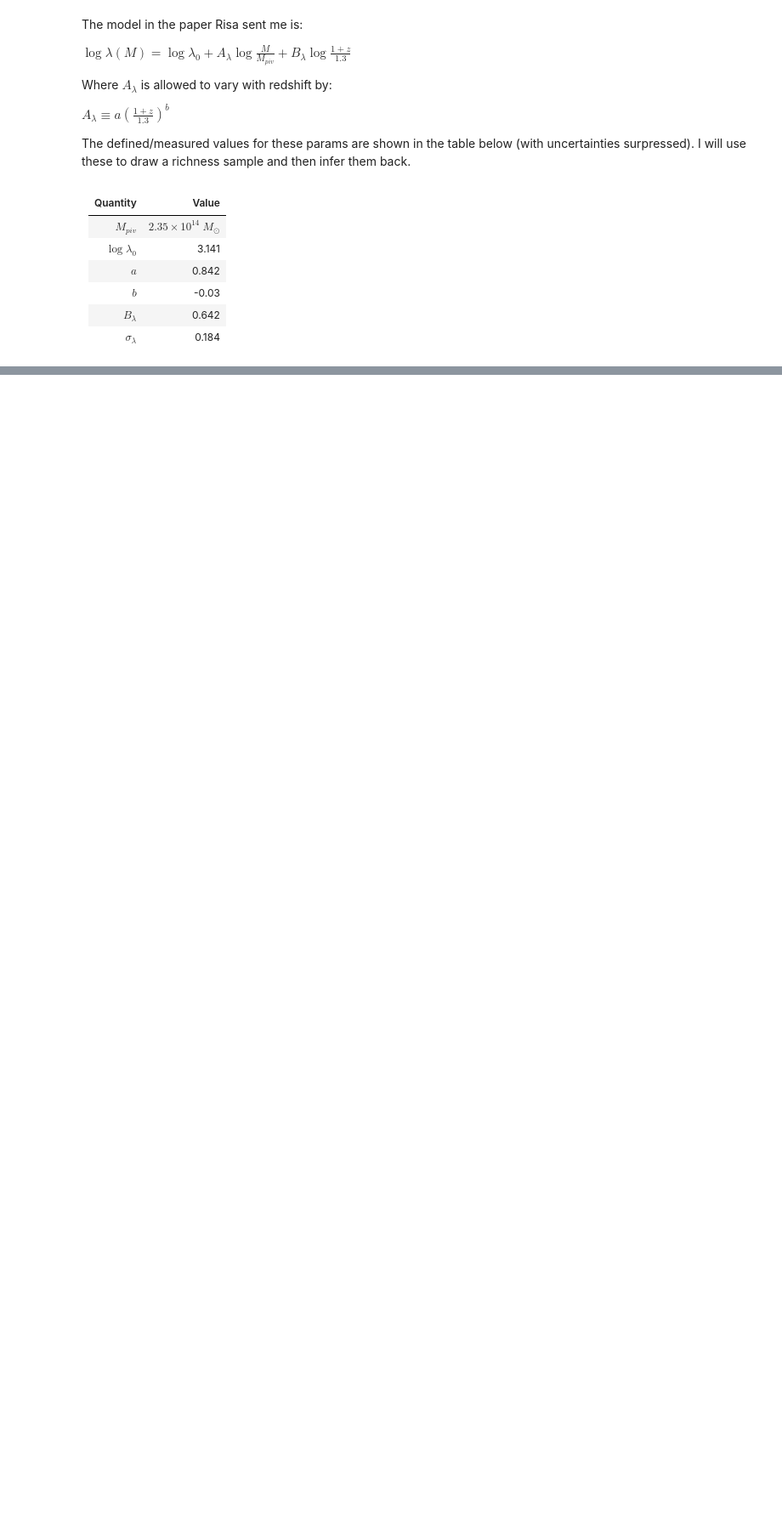
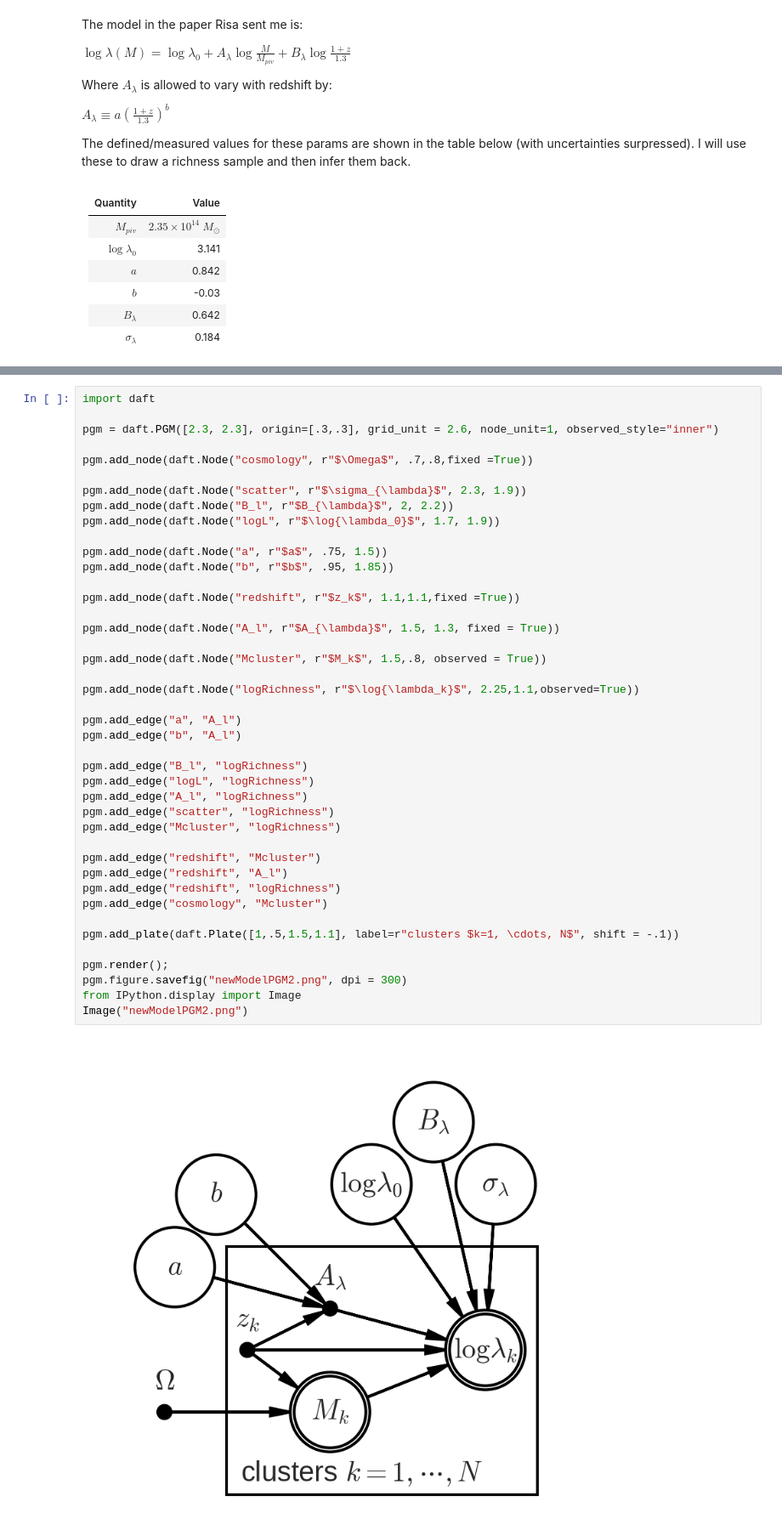
Before and after one commit to Ravirajadrangi/ClusterMassInference, a Jupyter notebook: Inference New Model.ipynb, the cells around one changed output, grey strips where cells are left out. Shown at 85% size. Drawn from its saved outputs; the diff is of its cells as text; blank space fills up the shorter version.

```diff
--- a/Inference New Model.ipynb
+++ b/Inference New Model.ipynb
@@ -61,0 +123,44 @@ plt.hist(log_richness)
+# %%
+import daft
+
+pgm = daft.PGM([2.3, 2.3], origin=[.3,.3], grid_unit = 2.6, node_unit=1, observed_style="inner")
+
+pgm.add_node(daft.Node("cosmology", r"$\Omega$", .7,.8,fixed =True))
+
+pgm.add_node(daft.Node("scatter", r"$\sigma_{\lambda}$", 2.3, 1.9))
+pgm.add_node(daft.Node("B_l", r"$B_{\lambda}$", 2, 2.2))
+pgm.add_node(daft.Node("logL", r"$\log{\lambda_0}$", 1.7, 1.9))
+
+pgm.add_node(daft.Node("a", r"$a$", .75, 1.5))
+pgm.add_node(daft.Node("b", r"$b$", .95, 1.85))
+
+pgm.add_node(daft.Node("redshift", r"$z_k$", 1.1,1.1,fixed =True))
+
+pgm.add_node(daft.Node("A_l", r"$A_{\lambda}$", 1.5, 1.3, fixed = True))
+
+pgm.add_node(daft.Node("Mcluster", r"$M_k$", 1.5,.8, observed = True))
+
+pgm.add_node(daft.Node("logRichness", r"$\log{\lambda_k}$", 2.25,1.1,observed=True))
+
+pgm.add_edge("a", "A_l")
+pgm.add_edge("b", "A_l")
+
+pgm.add_edge("B_l", "logRichness")
+pgm.add_edge("logL", "logRichness")
+pgm.add_edge("A_l", "logRichness")
+pgm.add_edge("scatter", "logRichness")
+pgm.add_edge("Mcluster", "logRichness")
+
+pgm.add_edge("redshift", "Mcluster")
+pgm.add_edge("redshift", "A_l")
+pgm.add_edge("redshift", "logRichness")
+pgm.add_edge("cosmology", "Mcluster")
+
+pgm.add_plate(daft.Plate([1,.5,1.5,1.1], label=r"clusters $k=1, \cdots, N$", shift = -.1))
+
+pgm.render();
+pgm.figure.savefig("newModelPGM2.png", dpi = 300)
+from IPython.display import Image
+Image("newModelPGM2.png")
+# %% [output]
+[figure, added]
```
Also changed, not shown: parts of 19 cells of this notebook.
